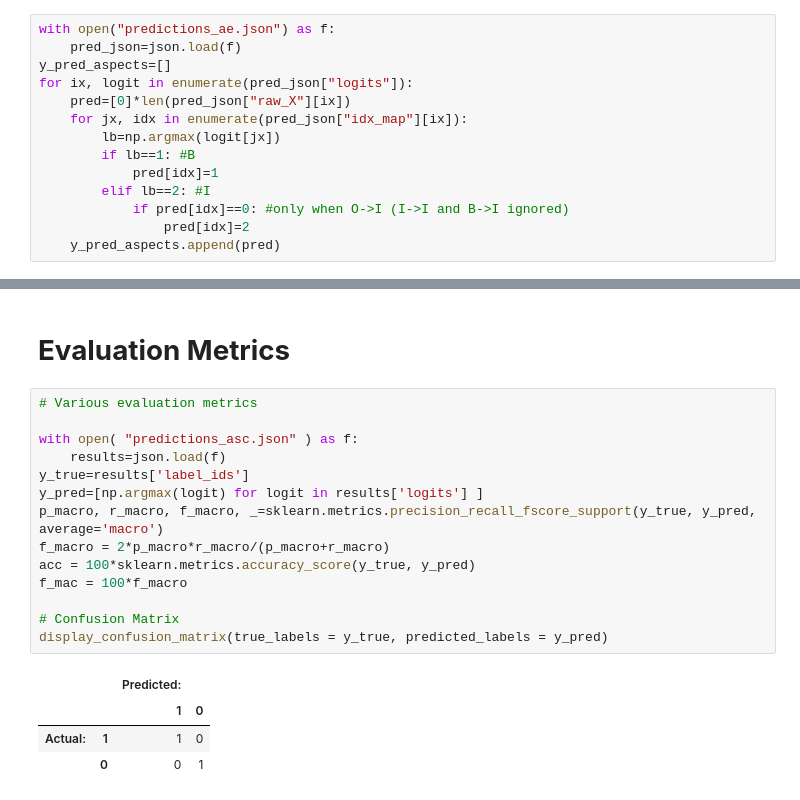
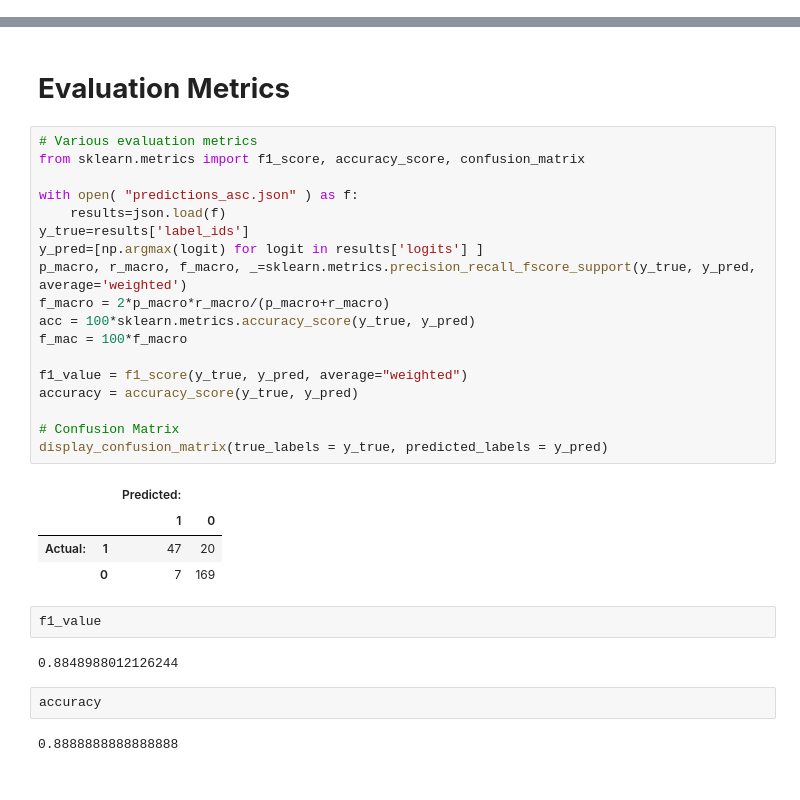
Before and after one commit to lisa-wm/consulting, a Jupyter notebook: 2_code/3_scripts/2_python/BERT_ASC_Task.ipynb, the cells around one changed output, grey strips where cells are left out. Drawn from its saved outputs; the diff is of its cells as text.

```diff
--- a/2_code/3_scripts/2_python/BERT_ASC_Task.ipynb
+++ b/2_code/3_scripts/2_python/BERT_ASC_Task.ipynb
@@ -574,17 +675,3 @@ This is the End to End Analysis, the combined AE and ASC tasks will be evaluated
 2.   Insert predicted and post-processed aspects: y_pred_aspects
 3.   Insert tweets in tokenized form during AE task: pred_json["raw_X"]
 4.   Result: Aspect Extraction. Fill in the topic-column
-# %%
-with open("predictions_ae.json") as f:
-    pred_json=json.load(f)
-y_pred_aspects=[]
-for ix, logit in enumerate(pred_json["logits"]):
-    pred=[0]*len(pred_json["raw_X"][ix])
-    for jx, idx in enumerate(pred_json["idx_map"][ix]):
-        lb=np.argmax(logit[jx])
-        if lb==1: #B
-            pred[idx]=1
-        elif lb==2: #I
-            if pred[idx]==0: #only when O->I (I->I and B->I ignored)
-                pred[idx]=2
-    y_pred_aspects.append(pred)
@@ -706,20 +725,32 @@ with open("predictions_asc.json", "w") as fw:
 # **Evaluation Metrics**
 # %%
 # Various evaluation metrics
+from sklearn.metrics import f1_score, accuracy_score, confusion_matrix
 
 with open( "predictions_asc.json" ) as f:
     results=json.load(f)
 y_true=results['label_ids']
 y_pred=[np.argmax(logit) for logit in results['logits'] ]
-p_macro, r_macro, f_macro, _=sklearn.metrics.precision_recall_fscore_support(y_true, y_pred, average='macro')
+p_macro, r_macro, f_macro, _=sklearn.metrics.precision_recall_fscore_support(y_true, y_pred, average='weighted')
 f_macro = 2*p_macro*r_macro/(p_macro+r_macro)
 acc = 100*sklearn.metrics.accuracy_score(y_true, y_pred)
 f_mac = 100*f_macro
 
+f1_value = f1_score(y_true, y_pred, average="weighted")
+accuracy = accuracy_score(y_true, y_pred)
+
 # Confusion Matrix
 display_confusion_matrix(true_labels = y_true, predicted_labels = y_pred)
 # %% [output]
 |  |  | Predicted: |  |
 |  |  | 1 | 0 |
-| Actual: | 1 | 1 | 0 |
-|  | 0 | 0 | 1 |
+| Actual: | 1 | 47 | 20 |
+|  | 0 | 7 | 169 |
+# %%
+f1_value
+# %% [output]
+0.8848988012126244
+# %%
+accuracy
+# %% [output]
+0.8888888888888888
```
Also changed, not shown: parts of 19 cells of this notebook, 6 other files.
